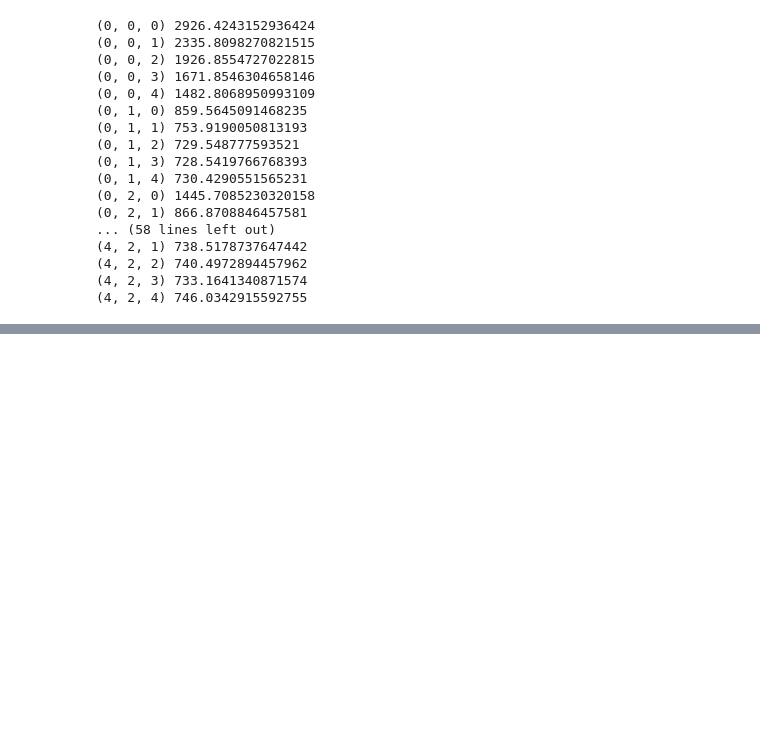
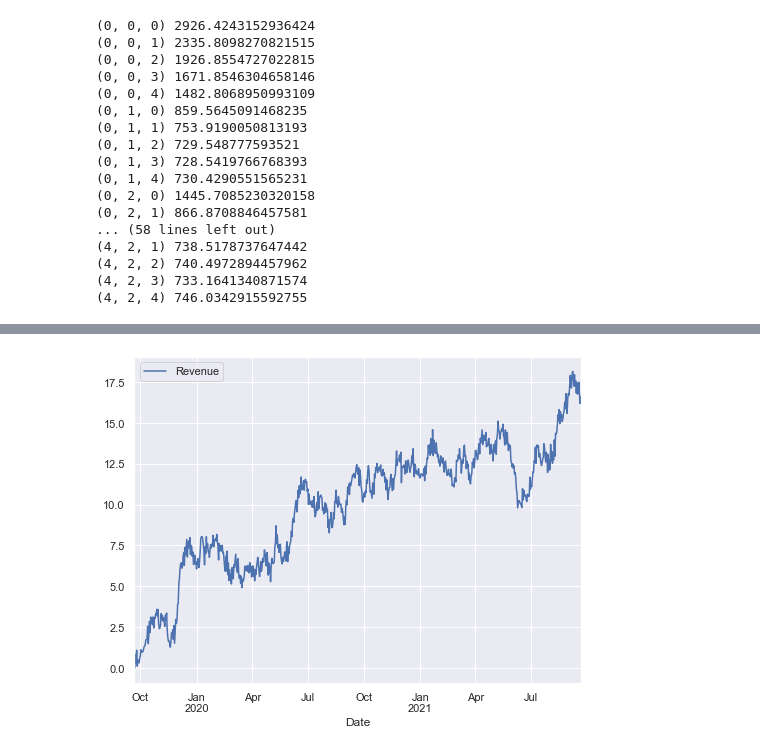
Before and after one commit to jlrosales8/D213_Time_Series_Analysis, a Jupyter notebook: Untitled.ipynb, the cells around one changed output, grey strips where cells are left out. Drawn from its saved outputs; the diff is of its cells as text; code cells hidden in the pictures; blank space fills up the shorter version.

```diff
--- a/Untitled.ipynb
+++ b/Untitled.ipynb
@@ -292,0 +409,5 @@ NameError: name 'au_v2' is not defined
+# %%
+xdf.plot()
+plt.show()
+# %% [output]
+[figure, added]
```
Also changed, not shown: parts of 42 cells of this notebook.
